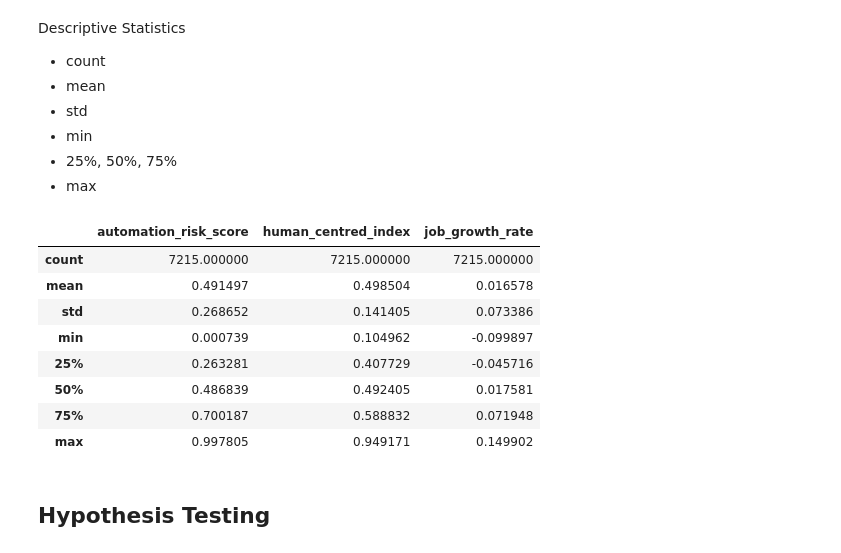
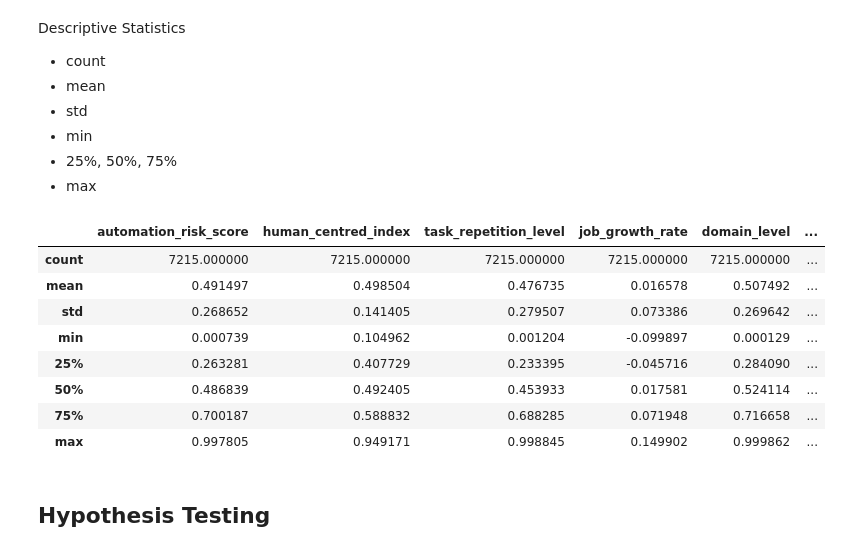
Before and after one commit to sunnyjandu/AI-and-the-Future-of-Work-and-Learning, a Jupyter notebook: jupyter_notebooks/full_analytic_flow.ipynb, the cells around one changed output. Saved outputs shown, nothing was run; the diff lists cells and outputs as text; code cells hidden in the pictures.

```diff
--- a/jupyter_notebooks/full_analytic_workflow.ipynb
+++ b/jupyter_notebooks/full_analytic_flow.ipynb
@@ -173,3 +151,32 @@ df_posting["human_centred_index"] = df_posting[[c + "_scaled" for c in human_col
+# %%
+# Build Human-Centred Skills Index
+
+human_cols = [
+    "role__communication_requirement",
+    "role__social_interaction_level",
+    "role__team_collaboration_level",
+    "role__creativity_requirement"
+]
+
+# convert to numeric first
+for c in human_cols:
+    df_posting[c] = pd.to_numeric(df_posting[c], errors="coerce")
+
+def minmax_scale(series):
+    """Scale a numeric pandas Series to 0–1."""
+    mn = series.min()
+    mx = series.max()
+    if pd.isna(mn) or pd.isna(mx) or mn == mx:
+        return pd.Series([np.nan] * len(series), index=series.index)
+    return (series - mn) / (mx - mn)
+
+# scaled versions
+for c in human_cols:
+    df_posting[c + "_scaled"] = minmax_scale(df_posting[c])
+
+# average of scaled columns
+scaled_cols = [c + "_scaled" for c in human_cols]
+df_posting["human_centred_index"] = df_posting[scaled_cols].mean(axis=1)
 # %% [markdown]
 ## Exploratory Data Analysis
 # %% [markdown]
@@ -198,19 +208,26 @@ Descriptive Statistics
 - 25%, 50%, 75%
 - max
 # %%
-df_posting[
-    ["automation_risk_score", "human_centred_index", "job_growth_rate"]
-].describe()
+desc_cols = [
+    "automation_risk_score",
+    "human_centred_index",
+    "task_repetition_level",
+    "job_growth_rate",
+    "domain_level",
+    "ai_dependency"
+]
+
+df_posting[desc_cols].describe()
 # %% [output]
-|  | automation_risk_score | human_centred_index | job_growth_rate |
-| count | 7215.000000 | 7215.000000 | 7215.000000 |
-| mean | 0.491497 | 0.498504 | 0.016578 |
-| std | 0.268652 | 0.141405 | 0.073386 |
-| min | 0.000739 | 0.104962 | -0.099897 |
-| 25% | 0.263281 | 0.407729 | -0.045716 |
-| 50% | 0.486839 | 0.492405 | 0.017581 |
-| 75% | 0.700187 | 0.588832 | 0.071948 |
-| max | 0.997805 | 0.949171 | 0.149902 |
+|  | automation_risk_score | human_centred_index | task_repetition_level | job_growth_rate | domain_level | ... |
+| count | 7215.000000 | 7215.000000 | 7215.000000 | 7215.000000 | 7215.000000 | ... |
+| mean | 0.491497 | 0.498504 | 0.476735 | 0.016578 | 0.507492 | ... |
+| std | 0.268652 | 0.141405 | 0.279507 | 0.073386 | 0.269642 | ... |
+| min | 0.000739 | 0.104962 | 0.001204 | -0.099897 | 0.000129 | ... |
+| 25% | 0.263281 | 0.407729 | 0.233395 | -0.045716 | 0.284090 | ... |
+| 50% | 0.486839 | 0.492405 | 0.453933 | 0.017581 | 0.524114 | ... |
+| 75% | 0.700187 | 0.588832 | 0.688285 | 0.071948 | 0.716658 | ... |
+| max | 0.997805 | 0.949171 | 0.998845 | 0.149902 | 0.999862 | ... |
 # %% [markdown]
 ## Hypothesis Testing
 # %% [markdown]
```
Also changed, not shown: parts of 52 cells of this notebook, 1 other file.
